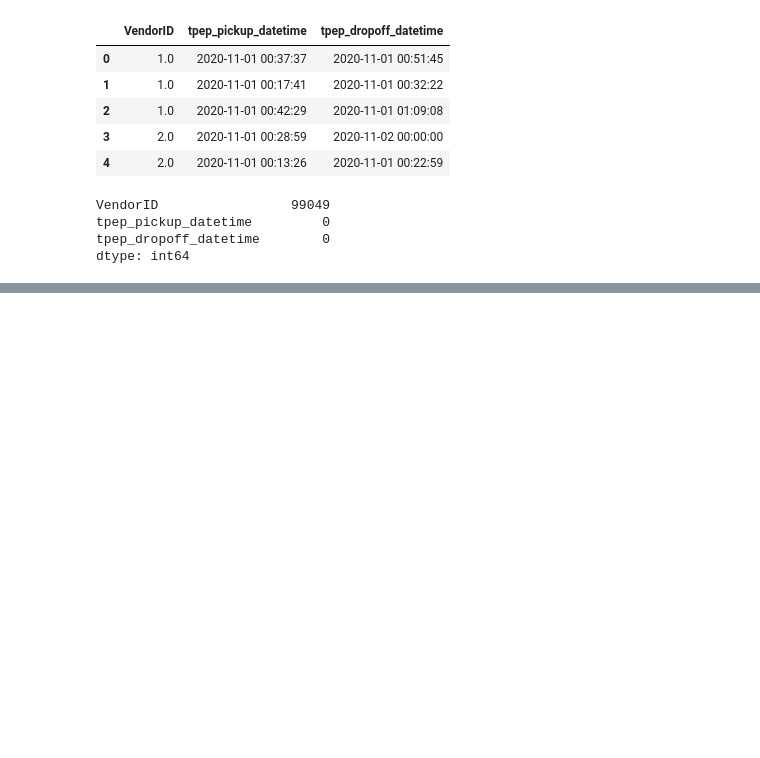
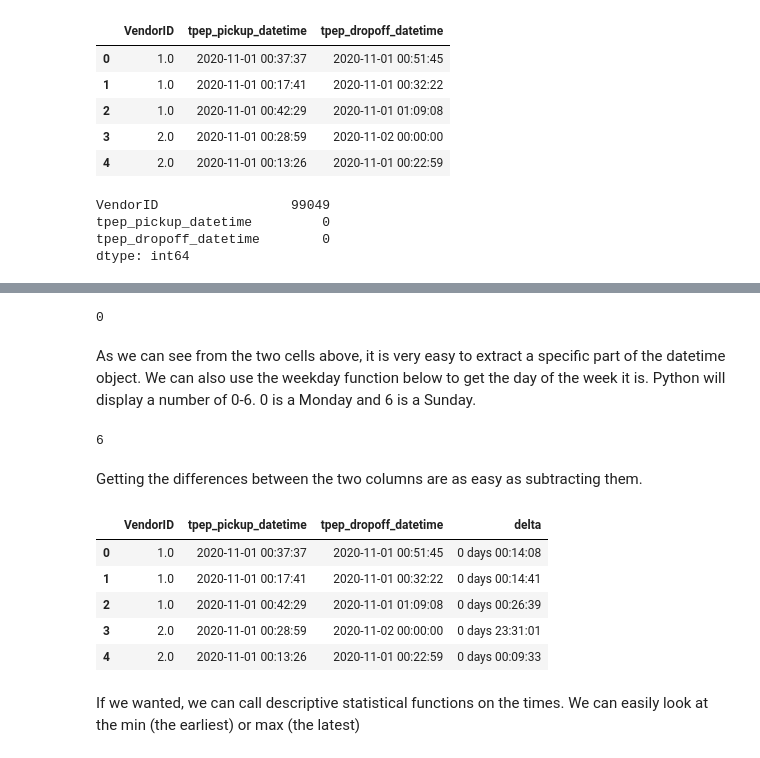
Before and after one commit to zachagreenberg/DatetimeDemo, a Jupyter notebook: datetime_demo.ipynb, the cells around one changed output, grey strips where cells are left out. Saved outputs shown, nothing was run; the diff lists cells and outputs as text; code cells hidden in the pictures; blank space fills up the shorter version.

```diff
--- a/datetime_demo.ipynb
+++ b/datetime_demo.ipynb
@@ -30,0 +60,12 @@ df = df[df['tpep_pickup_datetime'].str.contains('2020-11')]
+# %%
+sample_date.hour
+# %% [output]
+0
+# %% [markdown]
+As we can see from the two cells above, it is very easy to extract a specific part of the datetime object. We can also use the weekday function below to get the day of the week it is. Python will display a number of 0-6. 0 is a Monday and 6 is a Sunday.
+# %%
+sample_date.weekday()
+# %% [output]
+6
+# %% [markdown]
+Getting the differences between the two columns are as easy as subtracting them.
@@ -30,0 +74,11 @@ df = df[df['tpep_pickup_datetime'].str.contains('2020-11')]
+# %%
+df.head()
+# %% [output]
+|  | VendorID | tpep_pickup_datetime | tpep_dropoff_datetime | delta |
+| 0 | 1.0 | 2020-11-01 00:37:37 | 2020-11-01 00:51:45 | 0 days 00:14:08 |
+| 1 | 1.0 | 2020-11-01 00:17:41 | 2020-11-01 00:32:22 | 0 days 00:14:41 |
+| 2 | 1.0 | 2020-11-01 00:42:29 | 2020-11-01 01:09:08 | 0 days 00:26:39 |
+| 3 | 2.0 | 2020-11-01 00:28:59 | 2020-11-02 00:00:00 | 0 days 23:31:01 |
+| 4 | 2.0 | 2020-11-01 00:13:26 | 2020-11-01 00:22:59 | 0 days 00:09:33 |
+# %% [markdown]
+If we wanted, we can call descriptive statistical functions on the times. We can easily look at the min (the earliest) or max (the latest)
```
Also changed, not shown: parts of 23 cells of this notebook.
